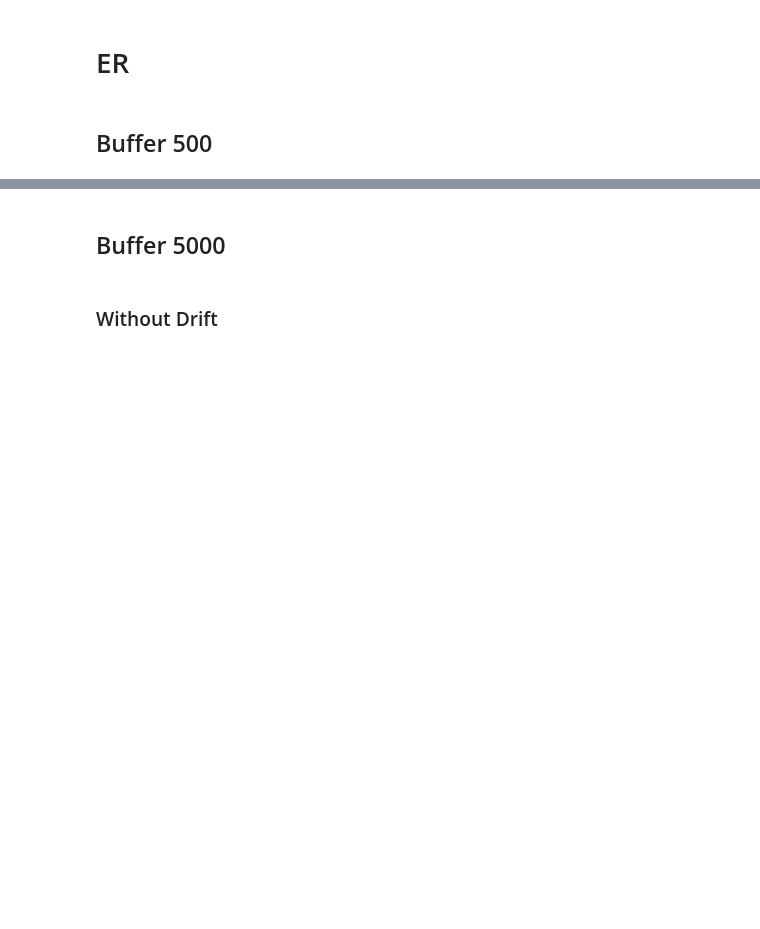
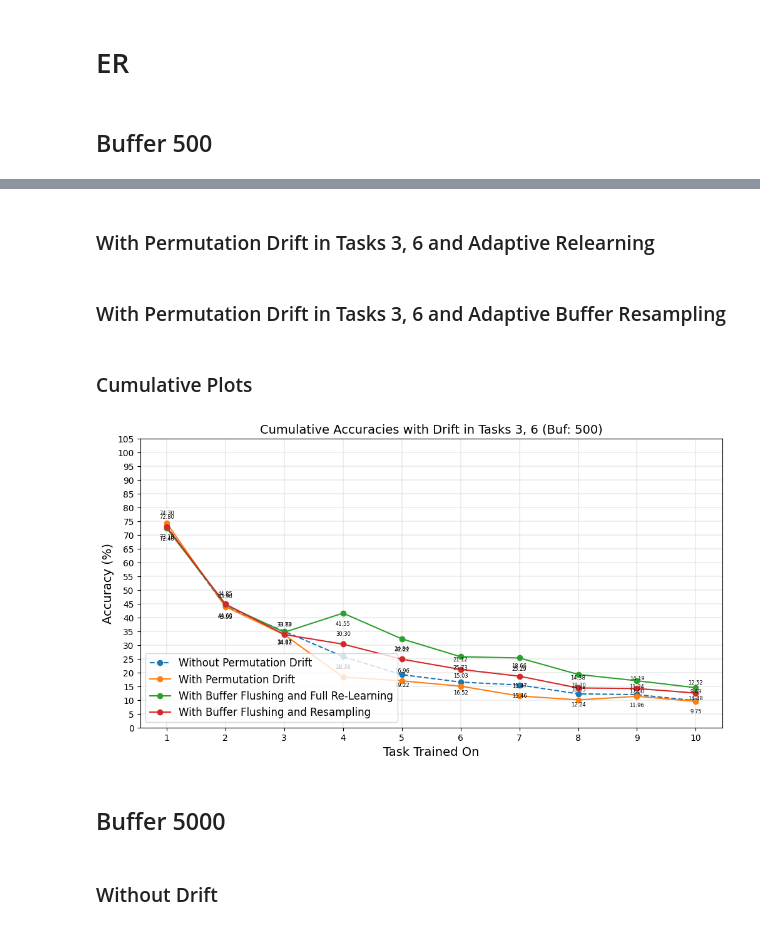
Before and after one commit to AlifAshrafee/Concept-Drift-Results, a Jupyter notebook: CIFAR-100-result-visualization-new-framework.ipynb, the cells around one changed output, grey strips where cells are left out. Cells and saved outputs as stored; diff of their text form; code cells hidden in the pictures; blank space fills up the shorter version.

```diff
--- a/CIFAR-100-result-visualization-new-framework.ipynb
+++ b/CIFAR-100-result-visualization-new-framework.ipynb
@@ -154,3 +179,49 @@ CIFAR100 10 Tasks, 10 Classes Per Task
+# %% [markdown]
+### With Permutation Drift in Tasks 3, 6 and Adaptive Relearning
+# %%
+er_500_accuracy_array_with_drift_full_relearning = read_results(
+    "./logs/01-20-25-21-28-50-seq-cifar100-er-buf-500-drift-5-n-2-adaptation-1.json"
+)
+# 13.86, 14.48, 14.51
+# 14.283333333333333 ± 0.2995923155816179
+# plot_results(
+#     er_500_accuracy_array_with_drift_full_relearning,
+#     title="Accuracy with Permutation Drift in Tasks 3, 6 and Adaptive Relearning",
+# )
+# %% [markdown]
+### With Permutation Drift in Tasks 3, 6 and Adaptive Buffer Resampling
+# %%
+er_500_accuracy_array_with_drift_buffer_resampling = read_results(
+    # "../results/Concept-Drift/01-20-25-23-52-27-seq-cifar100-er-buf-500-drift-5-n-2-adaptation-2.json"
+    # "../results/Concept-Drift/01-21-25-00-30-19-seq-cifar100-er-buf-500-drift-5-n-2-adaptation-2.json"
+    "./logs/01-21-25-01-07-57-seq-cifar100-er-buf-500-drift-5-n-2-adaptation-2.json"
+)
+# 12.49, 12.52, 12.71
+# 12.573333333333332 ± 0.09741092797468347
+# plot_results(
+#     er_500_accuracy_array_with_drift_buffer_resampling,
+#     title="Accuracy with Permutation Drift in Tasks 3, 6 and Adaptive Buffer Resampling",
+# )
+# %% [markdown]
+### Cumulative Plots
+# %%
+plot_cumulative_results(
+    "Cumulative Accuracies with Drift in Tasks 3, 6 (Buf: 500)",
+    [
+        er_500_accuracy_array_without_drift,
+        er_500_accuracy_array_with_drift,
+        er_500_accuracy_array_with_drift_full_relearning,
+        er_500_accuracy_array_with_drift_buffer_resampling,
+    ],
+    [
+        "Without Permutation Drift",
+        "With Permutation Drift",
+        "With Buffer Flushing and Full Re-Learning",
+        "With Buffer Flushing and Resampling",
+    ],
+)
+# %% [output]
+[figure, added]
 # %% [markdown]
 ## Buffer 5000
 # %% [markdown]
```
Also changed, not shown: parts of 46 cells of this notebook, 2 other files.
